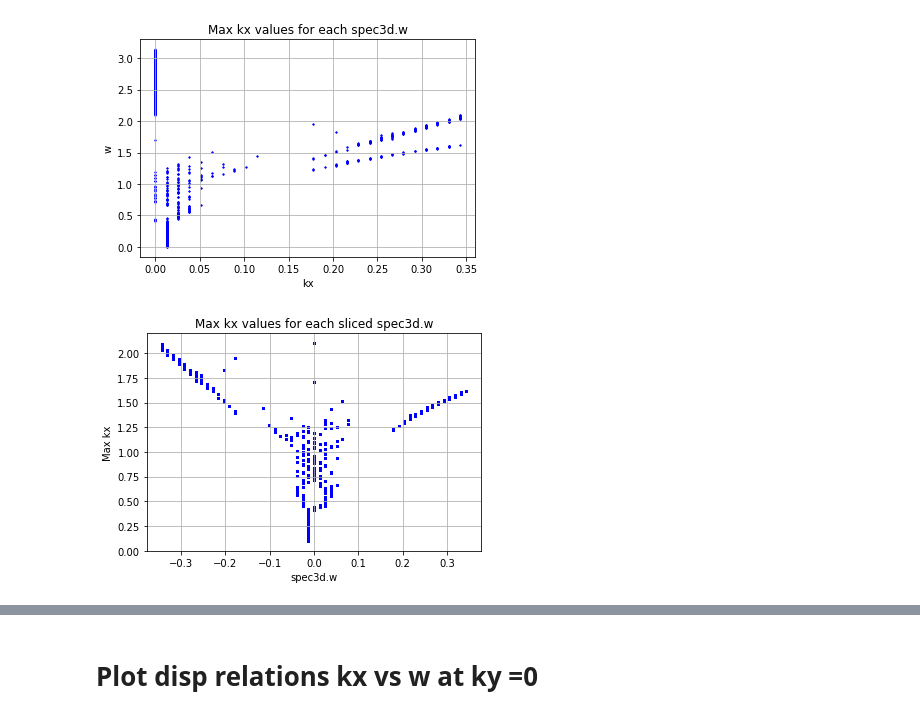
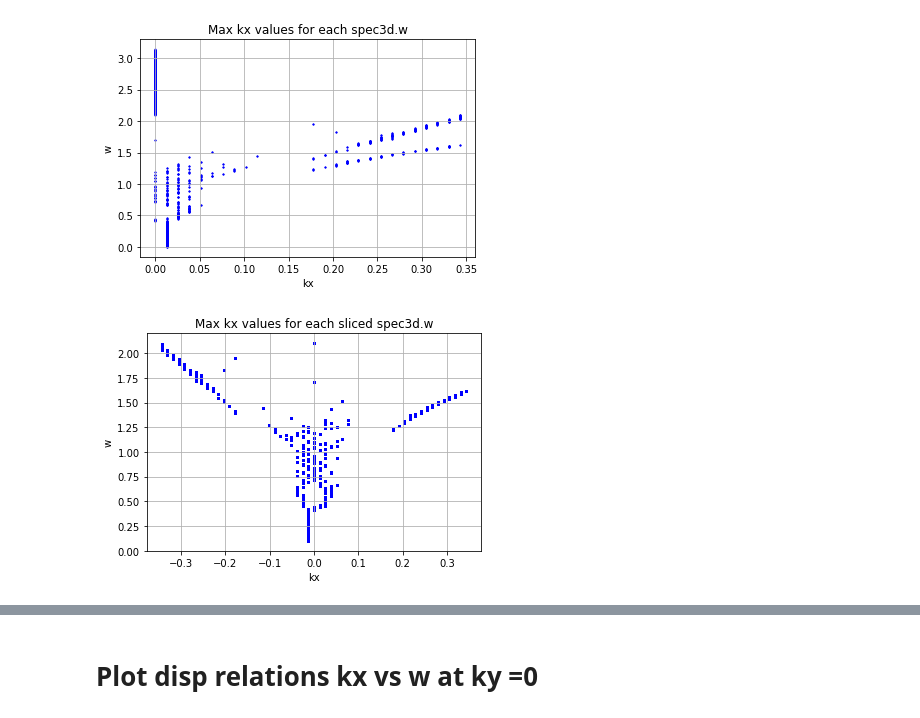
Before and after one commit to joeyanderson1/4th-Year-Thesis, a Jupyter notebook: New Triplet Method.ipynb, the cells around one changed output, grey strips where cells are left out. Cells and saved outputs as stored; diff of their text form; code cells hidden in the pictures.

```diff
--- a/New Triplet Method.ipynb
+++ b/New Triplet Method.ipynb
@@ -290,6 +290,9 @@ w = spec3d.w
 len(w)
 # %% [output]
 1200
+# %%
+FFT_spec = spec3d.spectrum()
+# 3d array
 # %%
 def plot_kx_w_spec(kx, w, spec, radial_filter=False, extent=None, ax=None, colorbar=True, spec_min=None, spec_max=None, cmap='viridis'):
     if not spec_min is None:
@@ -573,33 +569,33 @@ plt.show()
 # %%
 slice_values = np.arange(0.1, 2.1, 0.00001)
 
 # empty lists
 sliced_w_values = []
 max_energy_kx_values = []
 
 # Iterate through slice values
 for slice_value in slice_values:
     # Find the index of the closest spec3d.w value to the slice value
     closest_index = np.argmin(np.abs(spec3d.w - slice_value))
 
     # Get the corresponding kx value for the maximum energy at that slice
     max_energy_index = np.argmax(energies[closest_index, :])
     max_energy_kx = spec3d.kx[max_energy_index]
 
     # Append values to the lists
     sliced_w_values.append(spec3d.w[closest_index])
     max_energy_kx_values.append(max_energy_kx)
 
 # Plot the points
 import matplotlib.pyplot as plt
 
 plt.scatter(max_energy_kx_values, sliced_w_values,  marker='o', color='blue', s=1)
 plt.title('Max kx values for each sliced spec3d.w')
-plt.xlabel('spec3d.w')
-plt.ylabel('Max kx')
+plt.xlabel('kx')
+plt.ylabel('w')
 plt.grid(True)
 plt.show()
 # %% [output]
-[figure, old version]
+[figure, new version]
 # %%
 spec3d.w.shape
```
Also changed, not shown: parts of 28 cells of this notebook.
